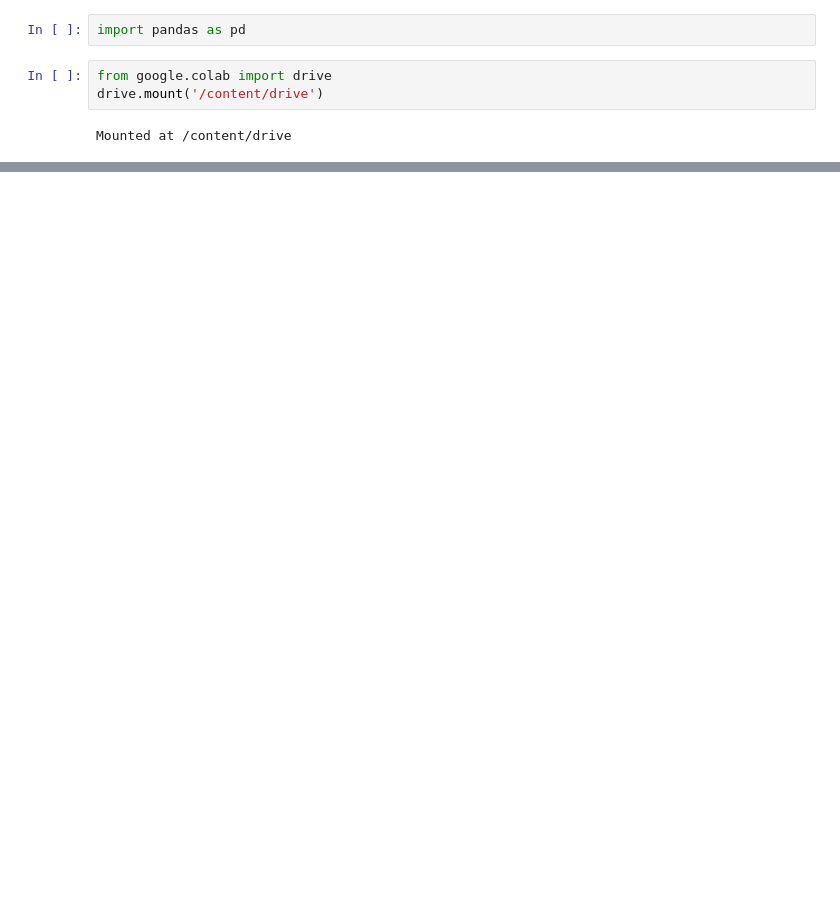
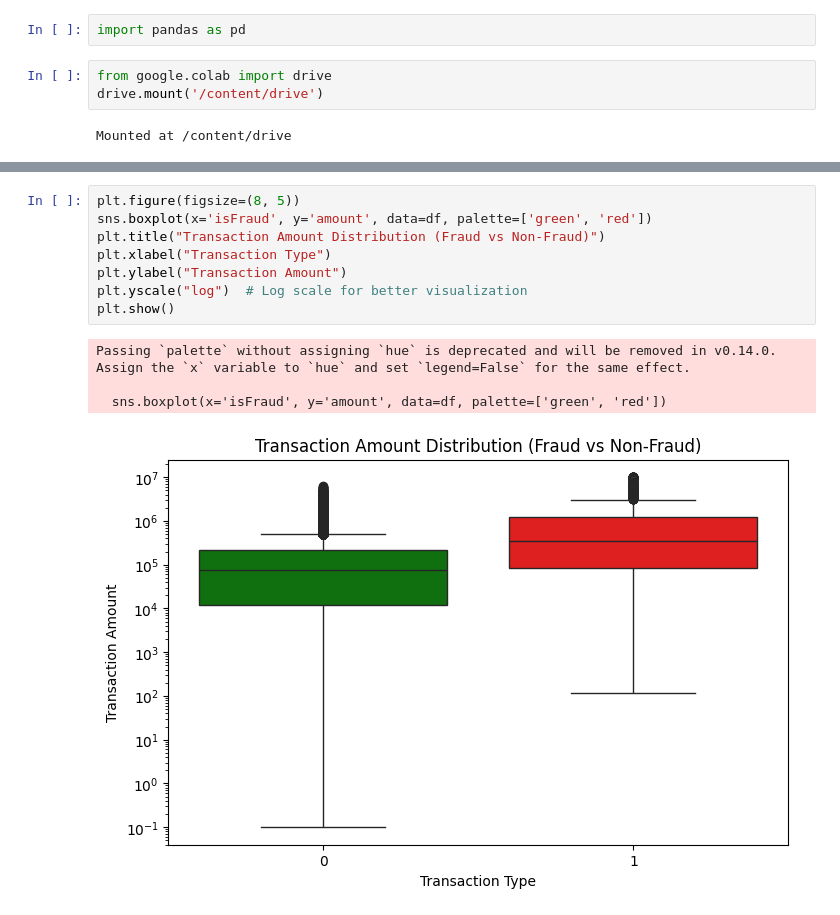
Before and after one commit to glennamaria/Projects, a Jupyter notebook: fraud.ipynb, the cells around one changed output, grey strips where cells are left out. Drawn from its saved outputs; the diff is of its cells as text; blank space fills up the shorter version.

```diff
--- a/fraud.ipynb
+++ b/fraud.ipynb
@@ -21,0 +114,13 @@ df.head()
+# %%
+plt.figure(figsize=(8, 5))
+sns.boxplot(x='isFraud', y='amount', data=df, palette=['green', 'red'])
+plt.title("Transaction Amount Distribution (Fraud vs Non-Fraud)")
+plt.xlabel("Transaction Type")
+plt.ylabel("Transaction Amount")
+plt.yscale("log")  # Log scale for better visualization
+plt.show()
+# %% [output]
+Passing `palette` without assigning `hue` is deprecated and will be removed in v0.14.0. Assign the `x` variable to `hue` and set `legend=False` for the same effect.
+
+  sns.boxplot(x='isFraud', y='amount', data=df, palette=['green', 'red'])
+[figure, added]
```
Also changed, not shown: parts of 13 cells of this notebook.
